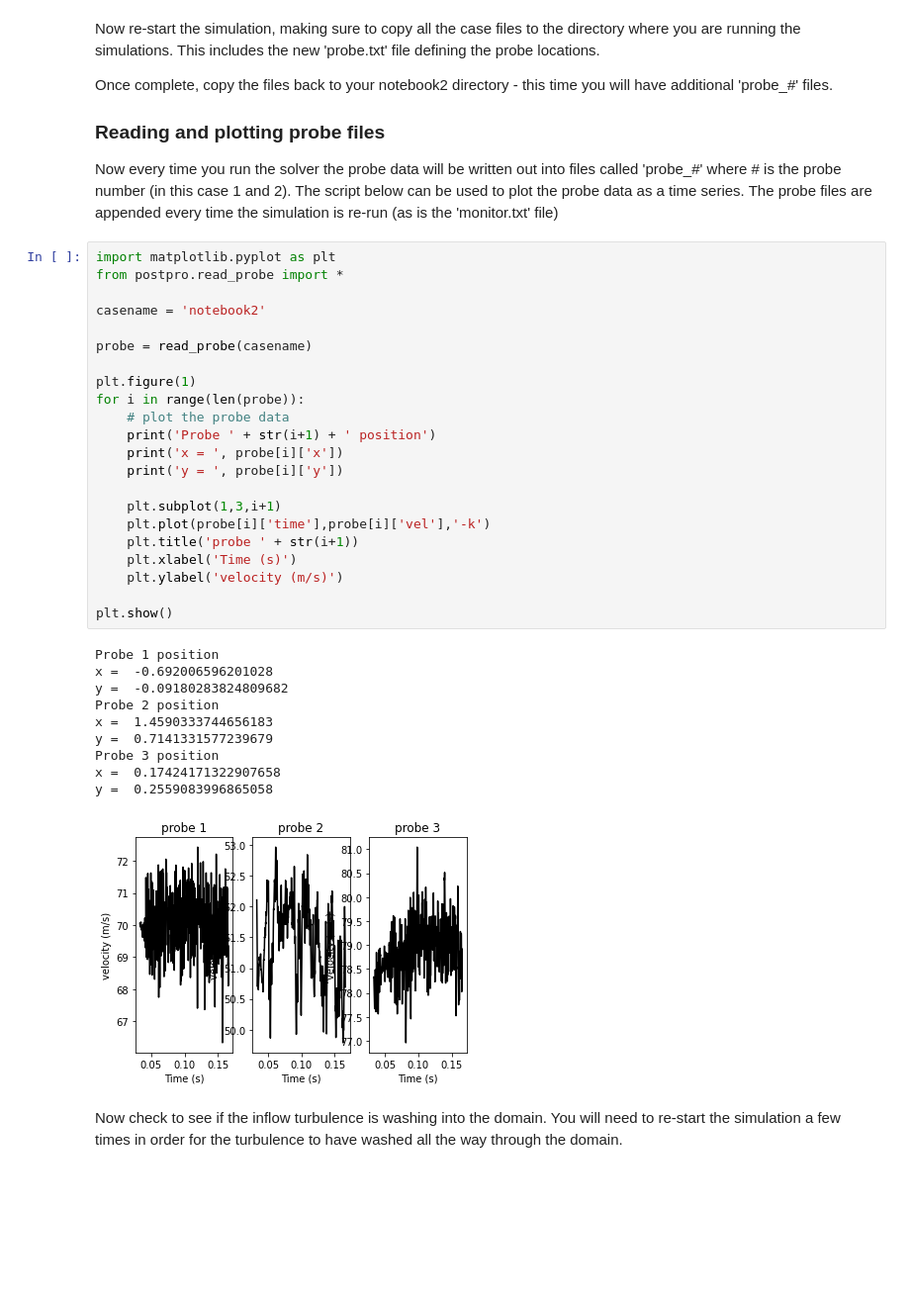
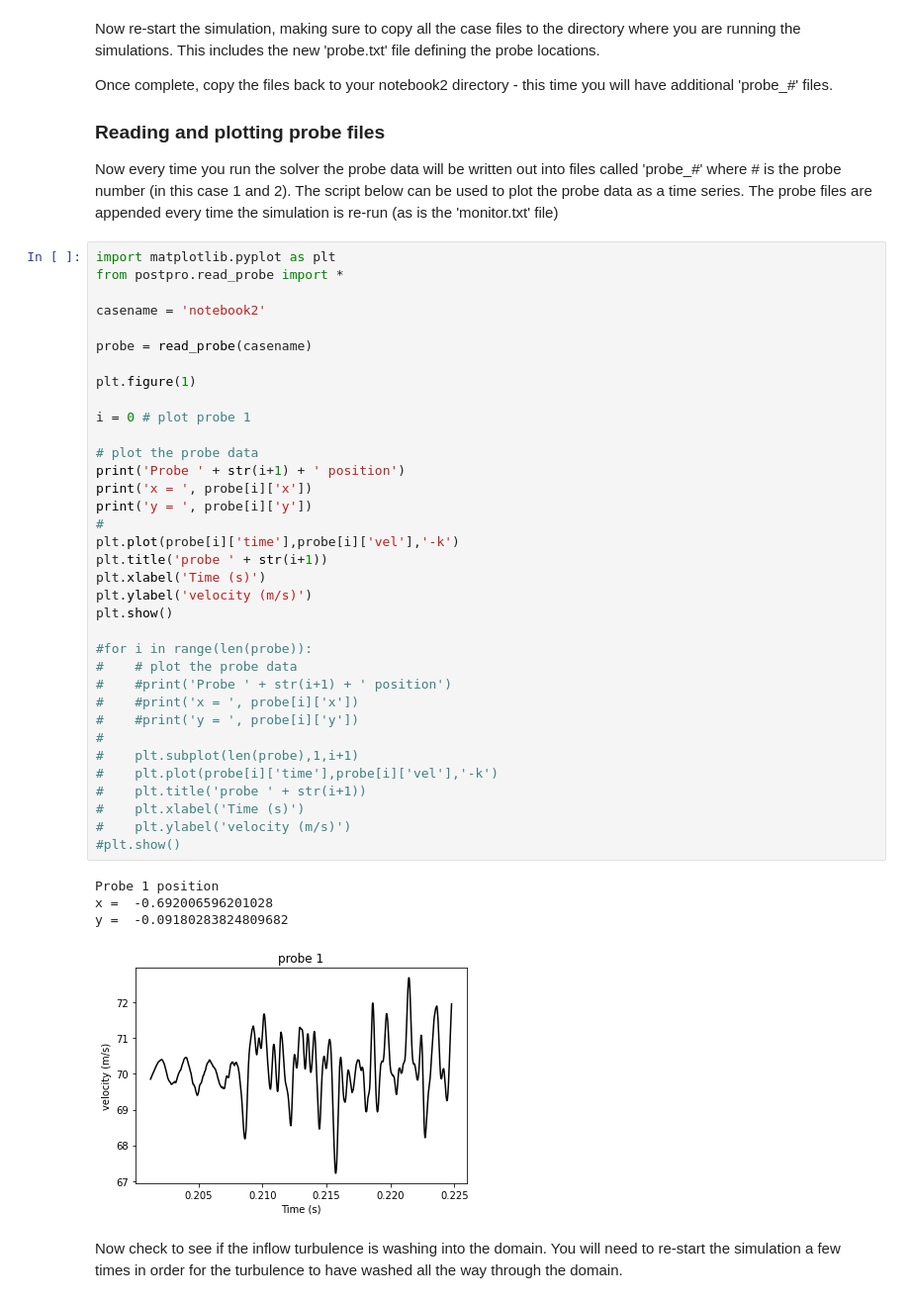
Before and after one commit to aw329/desktop-dns, a Jupyter notebook: DesktopDNS_2.ipynb, the cells around one changed output. Shown: that part at 99% size. Cells and saved outputs as stored; diff of their text form; blank space fills up the shorter version.

```diff
--- a/DesktopDNS_2.ipynb
+++ b/DesktopDNS_2.ipynb
@@ -278,35 +333,42 @@ Now every time you run the solver the probe data will be written out into files
 # %%
 import matplotlib.pyplot as plt
 from postpro.read_probe import *
 
 casename = 'notebook2'
 
 probe = read_probe(casename)
 
 plt.figure(1)
-for i in range(len(probe)):
-    # plot the probe data
-    print('Probe ' + str(i+1) + ' position')
-    print('x = ', probe[i]['x'])
-    print('y = ', probe[i]['y'])
 
-    plt.subplot(1,3,i+1)
-    plt.plot(probe[i]['time'],probe[i]['vel'],'-k')
-    plt.title('probe ' + str(i+1))
-    plt.xlabel('Time (s)')
-    plt.ylabel('velocity (m/s)')
+i = 0 # plot probe 1
 
+# plot the probe data
+print('Probe ' + str(i+1) + ' position')
+print('x = ', probe[i]['x'])
+print('y = ', probe[i]['y'])
+#
+plt.plot(probe[i]['time'],probe[i]['vel'],'-k')
+plt.title('probe ' + str(i+1))
+plt.xlabel('Time (s)')
+plt.ylabel('velocity (m/s)')
 plt.show()
+
+#for i in range(len(probe)):
+#    # plot the probe data
+#    #print('Probe ' + str(i+1) + ' position')
+#    #print('x = ', probe[i]['x'])
+#    #print('y = ', probe[i]['y'])
+#
+#    plt.subplot(len(probe),1,i+1)
+#    plt.plot(probe[i]['time'],probe[i]['vel'],'-k')
+#    plt.title('probe ' + str(i+1))
+#    plt.xlabel('Time (s)')
+#    plt.ylabel('velocity (m/s)')
+#plt.show()
 # %% [output]
 Probe 1 position
 x =  -0.692006596201028
 y =  -0.09180283824809682
-Probe 2 position
-x =  1.4590333744656183
-y =  0.7141331577239679
-Probe 3 position
-x =  0.17424171322907658
-y =  0.2559083996865058
-[figure, old version]
+[figure, new version]
 # %% [markdown]
 Now check to see if the inflow turbulence is washing into the domain. You will need to re-start the simulation a few times in order for the turbulence to have washed all the way through the domain.
```
Also changed, not shown: parts of 25 cells of this notebook, 22 other files.
